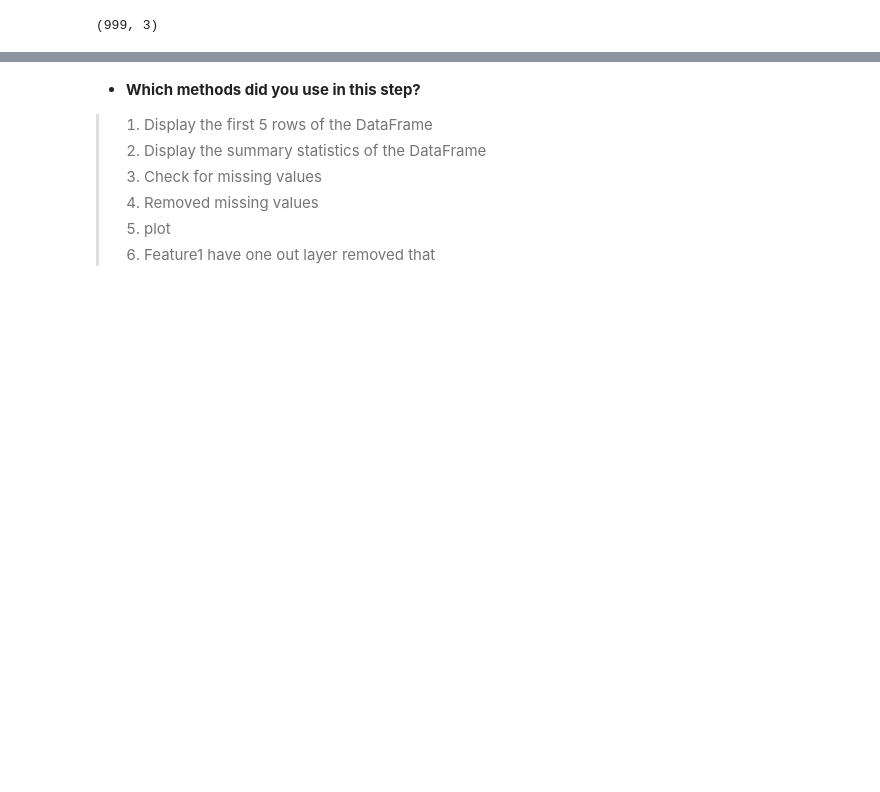
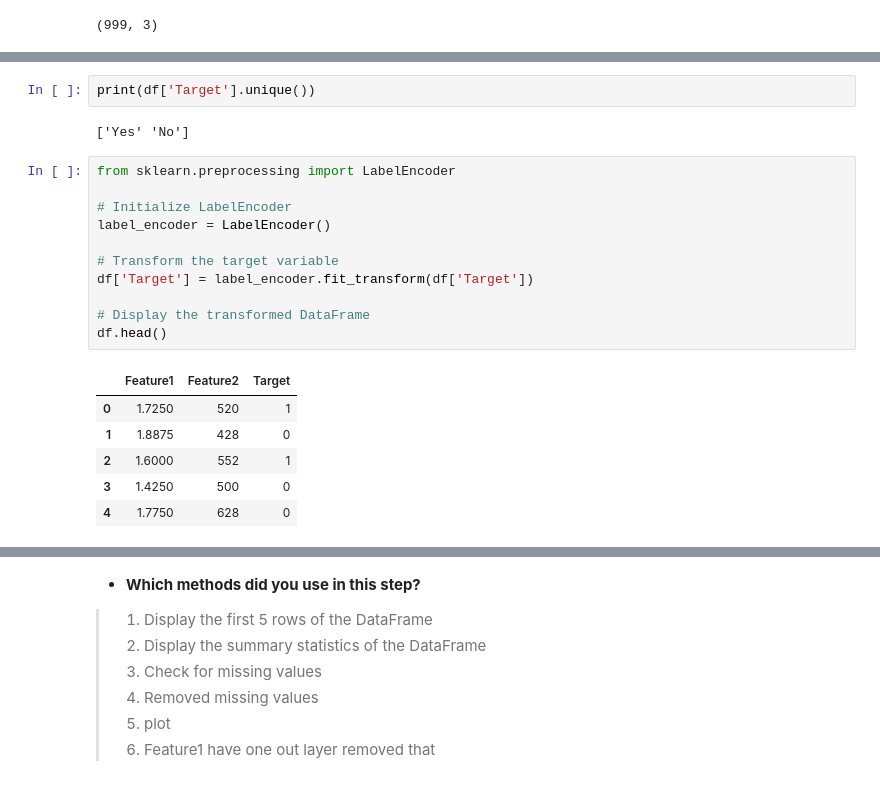
Before and after one commit to aslahmp/predictive-analytics, a Jupyter notebook: Predictive_Analytics_Lab_Exam_1.ipynb, the cells around one changed output, grey strips where cells are left out. Cells and saved outputs as stored; diff of their text form; blank space fills up the shorter version.

```diff
--- a/Predictive_Analytics_Lab_Exam_1.ipynb
+++ b/Predictive_Analytics_Lab_Exam_1.ipynb
@@ -71,2 +95,24 @@ print(df.shape)
+# %%
+print(df['Target'].unique())
+# %% [output]
+['Yes' 'No']
+# %%
+from sklearn.preprocessing import LabelEncoder
+
+# Initialize LabelEncoder
+label_encoder = LabelEncoder()
+
+# Transform the target variable
+df['Target'] = label_encoder.fit_transform(df['Target'])
+
+# Display the transformed DataFrame
+df.head()
+# %% [output]
+|  | Feature1 | Feature2 | Target |
+| 0 | 1.7250 | 520 | 1 |
+| 1 | 1.8875 | 428 | 0 |
+| 2 | 1.6000 | 552 | 1 |
+| 3 | 1.4250 | 500 | 0 |
+| 4 | 1.7750 | 628 | 0 |
 # %%
 print(df.describe())
```
Also changed, not shown: parts of 15 cells of this notebook, 1 other file.
